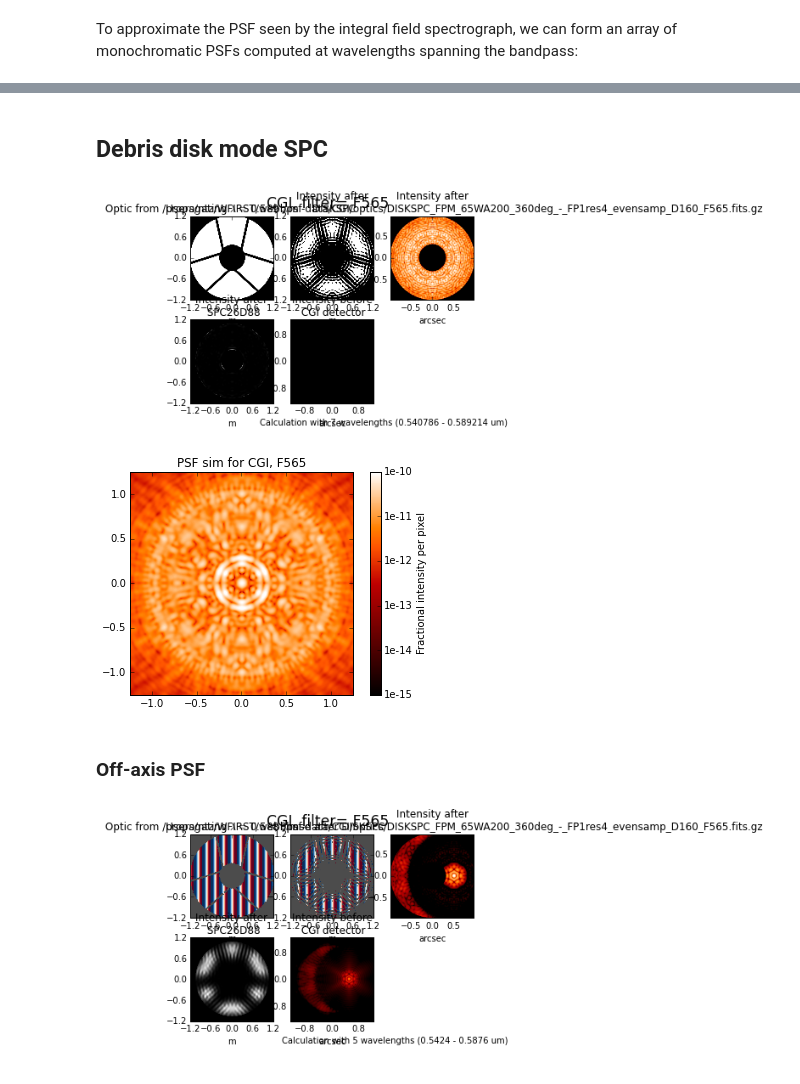
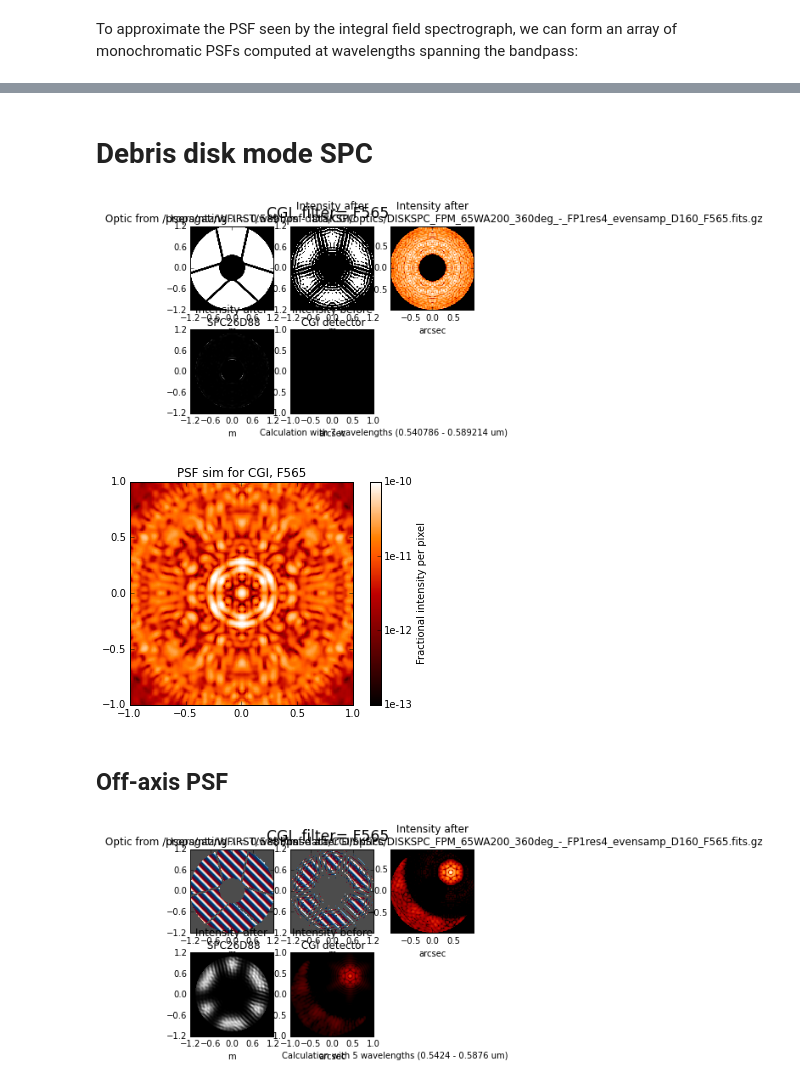
Before and after one commit to spacetelescope/webbpsf, a Jupyter notebook: notebooks/wfirst_cgi_demo.ipynb, the cells around one changed output, grey strips where cells are left out. Saved outputs shown, nothing was run; the diff lists cells and outputs as text; code cells hidden in the pictures.

```diff
--- a/notebooks/wfirst_cgi_demo.ipynb
+++ b/notebooks/wfirst_cgi_demo.ipynb
@@ -7,6 +7,7 @@ First, we set up the notebook to display plots inline, and to plot images with t
 # %%
 %pylab inline --no-import-all
 matplotlib.rcParams['image.origin'] = 'lower'
+matplotlib.rcParams['image.interpolation'] = 'nearest'
 # %% [output]
 Populating the interactive namespace from numpy and matplotlib
 # %% [markdown]
@@ -131,17 +143,19 @@ ipywidgets.interact(plt_ifs_psf_offax, wchan=(1,len(wavelens)));
 # %% [markdown]
-## Debris disk mode SPC
+# Debris disk mode SPC
 # %%
 diskcg = wfirst.CGI()
 diskcg.mode = 'DISKSPC'
 diskcg.filter = 'F565'
+diskcg.options['source_offset_r'] = 0 # arcsec
+diskcg.options['source_offset_theta'] = 0 # deg w.r.t. North
 # %%
-diskpsf = diskcg.calcPSF(nlambda=7, fov_pixels=250, oversample=2, display=True)
+diskpsf_onax = diskcg.calcPSF(nlambda=7, fov_arcsec=2., oversample=4, display=True)
 # %% [output]
-[figure, old version]
+[figure, new version]
 # %%
-webbpsf.display_PSF(diskpsf,ext=1,vmin=1e-15, vmax=1e-10)
+webbpsf.display_PSF(diskpsf_onax,ext=1,vmin=1e-13, vmax=1e-10)
 # %% [output]
-[figure, old version]
+[figure, new version]
 # %% [markdown]
-### Off-axis PSF
+## Off-axis PSF
 # %%
@@ -150,4 +164,5 @@ diskcg.options['source_offset_theta'] = -90. # deg w.r.t. North
 # %%
-offax_diskpsf = diskcg.calcPSF(nlambda=5, fov_pixels=250, oversample=2, display=True)
+diskpsf_offax = diskcg.calcPSF(nlambda=5, fov_arcsec=2., oversample=4, display=True)
+diskpsf_offax_peak = diskpsf_offax[1].data.max()
 # %% [output]
-[figure, old version]
+[figure, new version]
```
Also changed, not shown: parts of 17 cells of this notebook.
